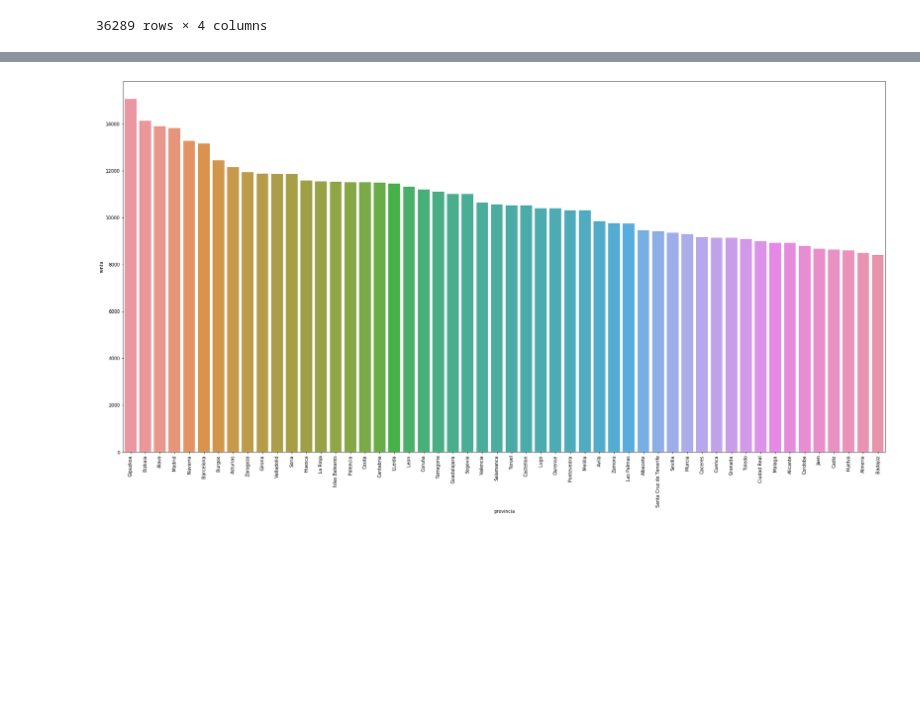
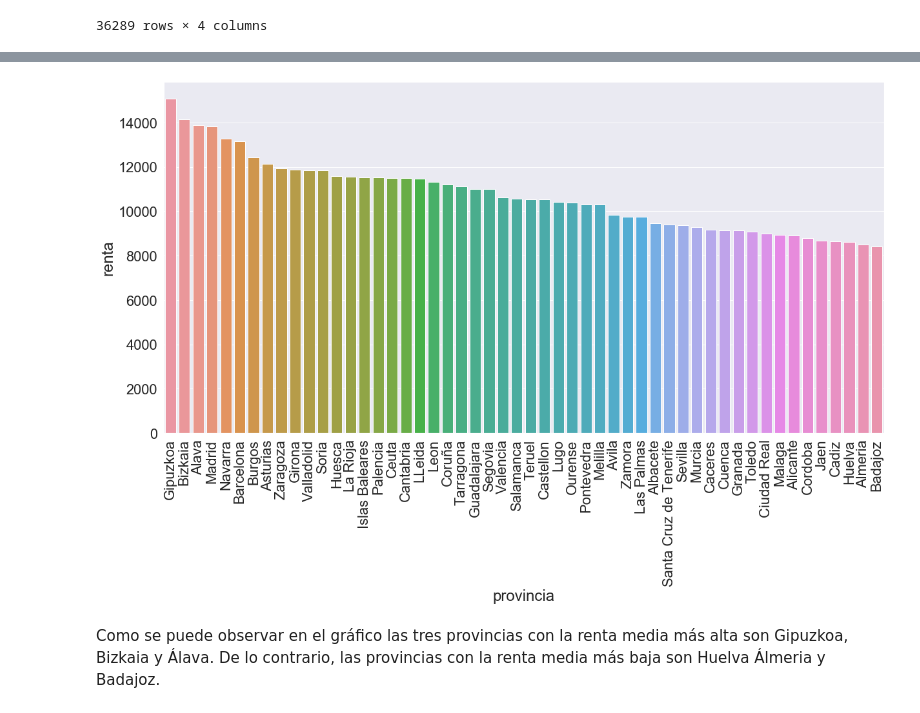
Before and after one commit to Antonidas21/Python_Trabajo_Final, a Jupyter notebook: GraficaJON.ipynb, the cells around one changed output, grey strips where cells are left out. Saved outputs shown, nothing was run; the diff lists cells and outputs as text; code cells hidden in the pictures; blank space fills up the shorter version.

```diff
--- a/GraficaJON.ipynb
+++ b/GraficaJON.ipynb
@@ -107,6 +108,10 @@ datos_renta
 # %%
-plt.figure(figsize=(30,15))
-out = sns.barplot(x='provincia', y= "renta",data=datos_renta)
-out=out.set_xticklabels(out.get_xticklabels(), rotation=90)
+plt.figure(figsize=(20,10))
+out = sns.barplot(x='provincia', y= 'renta',data=datos_renta)
+out =out.set_xticklabels(out.get_xticklabels(), rotation=90)
+out =sns.set(font_scale=2)
+out
 # %% [output]
-[figure, old version]
+[figure, new version]
+# %% [markdown]
+Como se puede observar en el gráfico las tres provincias con la renta media más alta son Gipuzkoa, Bizkaia y Álava. De lo contrario, las provincias con la renta media más baja son Huelva Álmeria y Badajoz.
```
Also changed, not shown: parts of 5 cells of this notebook.
